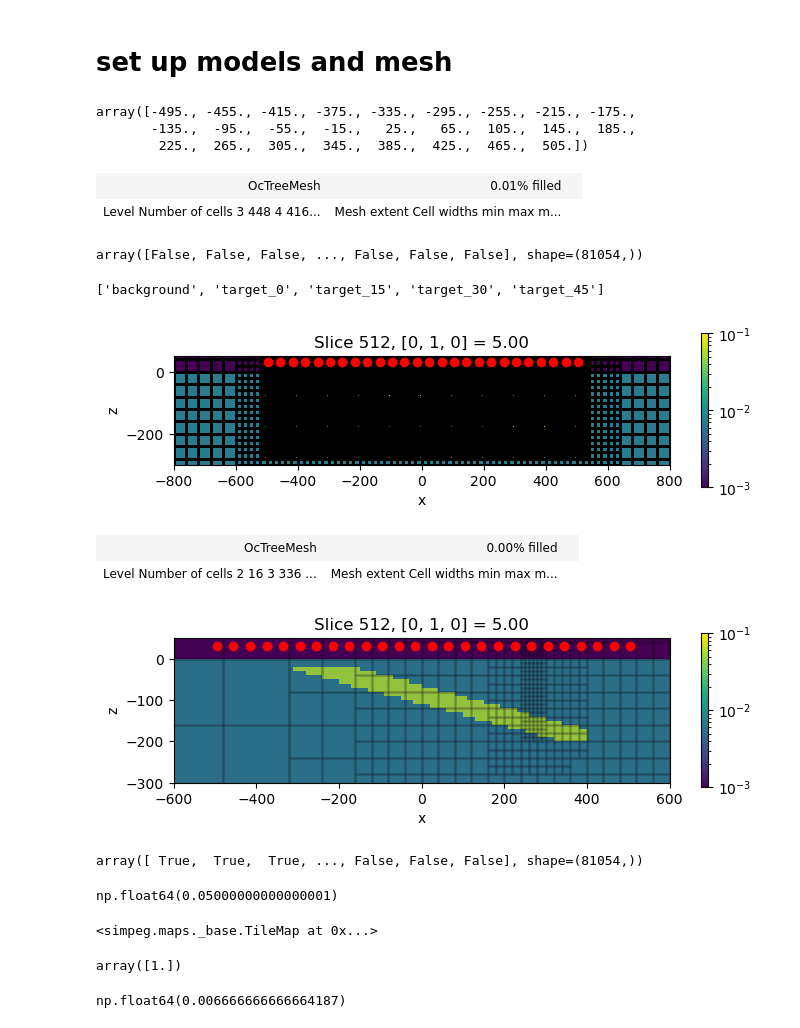
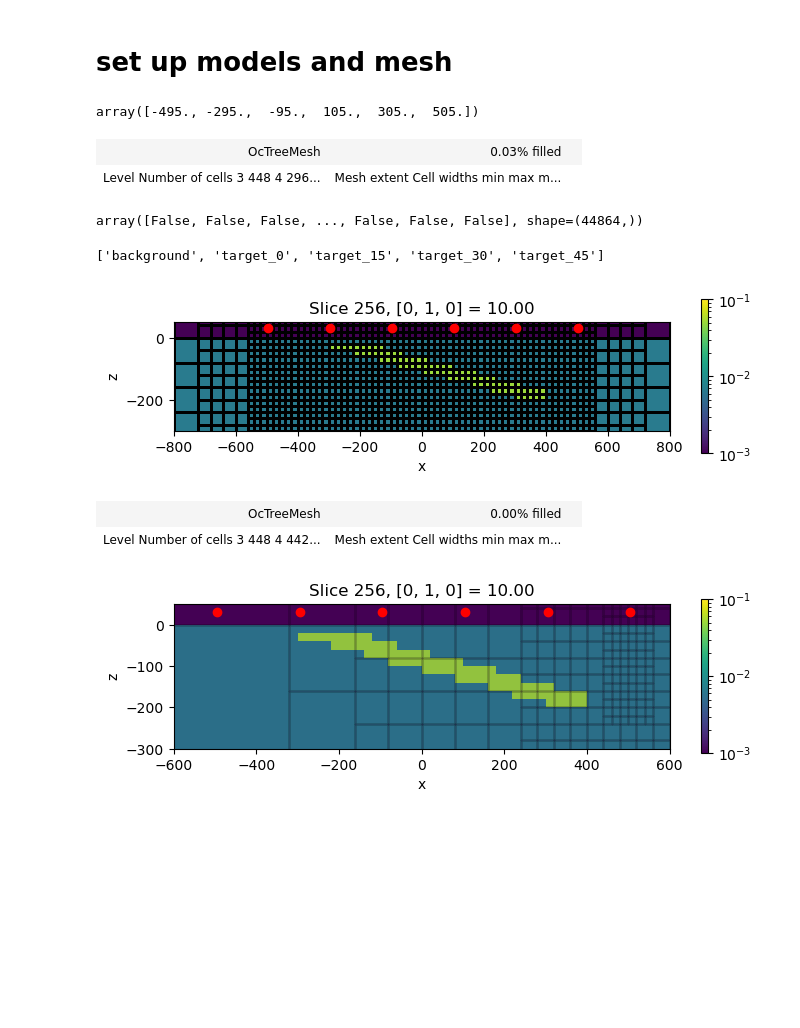
Before and after one commit to ubcgif/2025-heagy-etal-tle, a Jupyter notebook: notebooks/tile-map.ipynb, the cells around one changed output. Cells and saved outputs as stored; diff of their text form; code cells hidden in the pictures; blank space fills up the shorter version.

Commit message:
update tile-map notebook

```diff
--- a/notebooks/tile-map.ipynb
+++ b/notebooks/tile-map.ipynb
@@ -31,18 +31,16 @@ target_z = np.r_[-70, -40]
 # %%
 tx_height = np.r_[30]
 
-rx_x = (np.linspace(-500, 500, 51) + 5)[::2]
+rx_x = (np.linspace(-500, 500, 51) + 5)[::10]
 rx_y = np.r_[0]
 rx_z = tx_height
 
 rx_locs = discretize.utils.ndgrid([rx_x, rx_y, rx_z])
 rx_x
 # %% [output]
-array([-495., -455., -415., -375., -335., -295., -255., -215., -175.,
-       -135.,  -95.,  -55.,  -15.,   25.,   65.,  105.,  145.,  185.,
-        225.,  265.,  305.,  345.,  385.,  425.,  465.,  505.])
+array([-495., -295.,  -95.,  105.,  305.,  505.])
 # %%
-base_cell_width = 10
+base_cell_width = 20
 domain_extent = 8000
 
 n_base_cells = 2 ** int(
@@ -73,8 +71,8 @@ mesh.finalize()
 # %%
 mesh
 # %% [output]
-| OcTreeMesh | 0.01% filled |  |
-| Level Number of cells 3 448 4 416... | Mesh extent Cell widths min max m... |
+| OcTreeMesh | 0.03% filled |  |
+| Level Number of cells 3 448 4 296... | Mesh extent Cell widths min max m... |
 # %%
 def dipping_target_indices(
     mesh, target_x_center, target_z_center, dip, target_thickness, target_xlim=None, target_ylim=None, target_zlim=None
@@ -136,7 +134,7 @@ for dip in target_dips:
 # %%
 indices
 # %% [output]
-array([False, False, False, ..., False, False, False], shape=(81054,))
+array([False, False, False, ..., False, False, False], shape=(44864,))
 # %%
 model_keys = list(models.keys())
 model_keys
@@ -161,7 +159,7 @@ ax.set_ylim(np.r_[-300, 50])
 ax.plot(rx_locs[:, 0], rx_locs[:, 2], "ro")
 ax.set_aspect(1)
 # %% [output]
-[figure, old version]
+[figure, new version]
 # %%
 active_cells_map = maps.InjectActiveCells(mesh, mesh.cell_centers[:, 2]<0, value_inactive=np.log(1e-8))
 # %%
@@ -172,7 +170,7 @@ source_list = []
 for i in range(rx_locs.shape[0]):
     rx = tdem.receivers.PointMagneticFluxTimeDerivative(rx_locs[i, :], rx_times, orientation="z")
     src = tdem.sources.CircularLoop(
-        rx_list=[rx], location=rx_locs[i, :], orientation="z", radius=10,
+        receiver_list=[rx], location=rx_locs[i, :], orientation="z", radius=10,
         waveform=tdem.sources.StepOffWaveform()
     )
     source_list.append(src)
@@ -204,7 +202,7 @@ for src in source_list:
         np.r_[src.location[0]], np.r_[src.location[1]], np.linspace(-refine_depth, src.location[2], 40)
     )
     mesh_local.refine_points(
-        refine_points, level=-1, padding_cells_by_level=[2, 4, 8],
+        refine_points, level=-1, padding_cells_by_level=[2, 4, 4],
         finalize=True, diagonal_balance=True
     )
     mesh_list.append(mesh_local)
@@ -212,40 +210,36 @@ for src in source_list:
 mesh_list[1]
 # %% [output]
 | OcTreeMesh | 0.00% filled |  |
-| Level Number of cells 2 16 3 336 ... | Mesh extent Cell widths min max m... |
+| Level Number of cells 3 448 4 442... | Mesh extent Cell widths min max m... |
 # %%
 fig, ax = plt.subplots(1, 1, figsize=(8, 2))
 
-mesh_local = mesh_list[19]
+mesh_local = mesh_list[-1]
 
 plt.colorbar(
     mesh.plot_slice(
         models["target_15"],
         # grid=True,
         normal="y",
         pcolor_opts={"norm":LogNorm(1e-3, 1e-1)},
         ax=ax)[0],
     ax=ax
 )
 mesh_local.plot_slice(
     np.ones(mesh_local.n_cells),
     # grid=True,
     normal="y",
     grid_opts={"color":"k", "lw":1},
     pcolor_opts={"alpha":0.1},
     ax=ax
 )
 ax.set_xlim(600*np.r_[-1, 1])
 ax.set_ylim(np.r_[-300, 50])
 
 ax.plot(rx_locs[:, 0], rx_locs[:, 2], "ro")
 ax.set_aspect(1)
 # %% [output]
-[figure, old version]
+[figure, new version]
-# %%
-active_cells_map.active_cells
-# %% [output]
-array([ True,  True,  True, ..., False, False, False], shape=(81054,))
 # %%
 mappings = []
 sims = []
@@ -279,7 +274,3 @@ log_conductivity_models = {}
 
 for key, val in models.items():
     log_conductivity_models[key] = np.log(val[active_cells_map.active_cells])
-# %%
-np.exp(log_conductivity_models[key].max())
-# %% [output]
-np.float64(0.05000000000000001)
@@ -289,5 +276,0 @@ tmp = sim.mappings[ind] * log_conductivity_models[key]
-# %%
-tile_map = sim.mappings[ind]
-tile_map
-# %% [output]
-<simpeg.maps._base.TileMap at 0x...>
@@ -298,11 +277,3 @@ testme = discretize.utils.mkvc(P.sum(1))
-# %%
-np.unique(testme)
-# %% [output]
-array([1.])
-# %%
-np.exp(tmp.min())
-# %% [output]
-np.float64(0.006666666666664187)
 # %%
 ind = 2
 key = model_keys[3]
```
Also changed, not shown: parts of 9 cells of this notebook.
